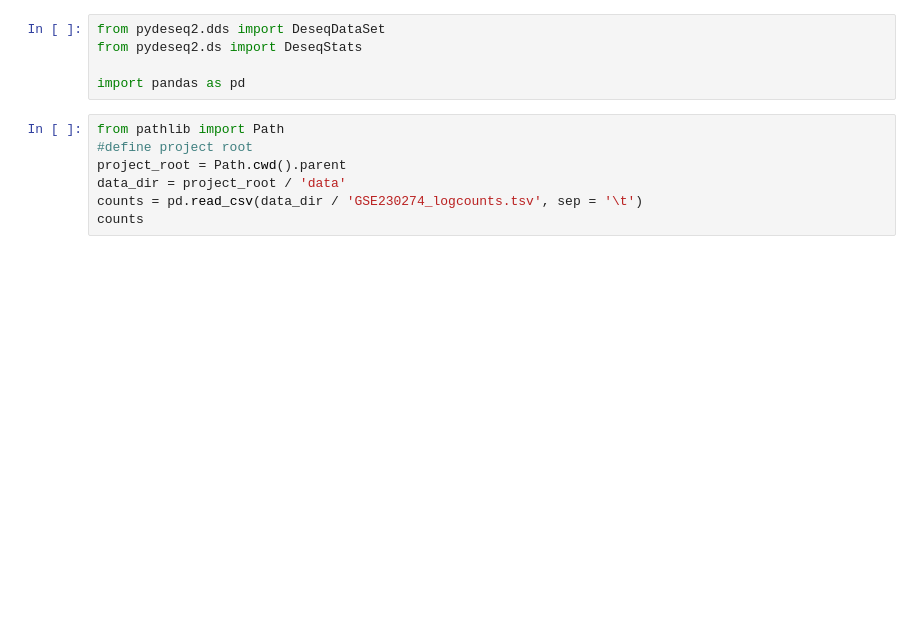
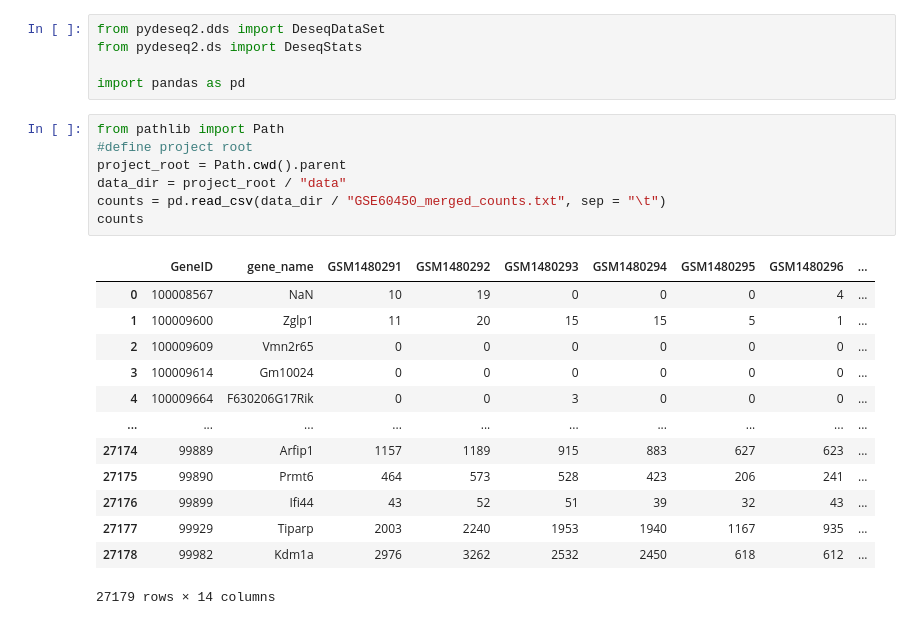
Before and after one commit to RongMonica/RNAseq_pipeline, a Jupyter notebook: scripts/03_pyDEseq2_analysis.ipynb, the cells around one changed output. Cells and saved outputs as stored; diff of their text form; blank space fills up the shorter version.

```diff
--- a/scripts/03_pyDEseq2_analysis.ipynb
+++ b/scripts/03_pyDEseq2_analysis.ipynb
@@ -8,8 +26,22 @@ import pandas as pd
 # %%
 from pathlib import Path
 #define project root
 project_root = Path.cwd().parent
-data_dir = project_root / 'data'
-counts = pd.read_csv(data_dir / 'GSE230274_logcounts.tsv', sep = '\t')
+data_dir = project_root / "data"
+counts = pd.read_csv(data_dir / "GSE60450_merged_counts.txt", sep = "\t")
 counts
+# %% [output]
+|  | GeneID | gene_name | GSM1480291 | GSM1480292 | GSM1480293 | GSM1480294 | GSM1480295 | GSM1480296 | ... |
+| 0 | 100008567 | NaN | 10 | 19 | 0 | 0 | 0 | 4 | ... |
+| 1 | 100009600 | Zglp1 | 11 | 20 | 15 | 15 | 5 | 1 | ... |
+| 2 | 100009609 | Vmn2r65 | 0 | 0 | 0 | 0 | 0 | 0 | ... |
+| 3 | 100009614 | Gm10024 | 0 | 0 | 0 | 0 | 0 | 0 | ... |
+| 4 | 100009664 | F630206G17Rik | 0 | 0 | 3 | 0 | 0 | 0 | ... |
+| ... | ... | ... | ... | ... | ... | ... | ... | ... | ... |
+| 27174 | 99889 | Arfip1 | 1157 | 1189 | 915 | 883 | 627 | 623 | ... |
+| 27175 | 99890 | Prmt6 | 464 | 573 | 528 | 423 | 206 | 241 | ... |
+| 27176 | 99899 | Ifi44 | 43 | 52 | 51 | 39 | 32 | 43 | ... |
+| 27177 | 99929 | Tiparp | 2003 | 2240 | 1953 | 1940 | 1167 | 935 | ... |
+| 27178 | 99982 | Kdm1a | 2976 | 3262 | 2532 | 2450 | 618 | 612 | ... |
+27179 rows × 14 columns
 # %%
```
Also changed, not shown: parts of 7 cells of this notebook.
